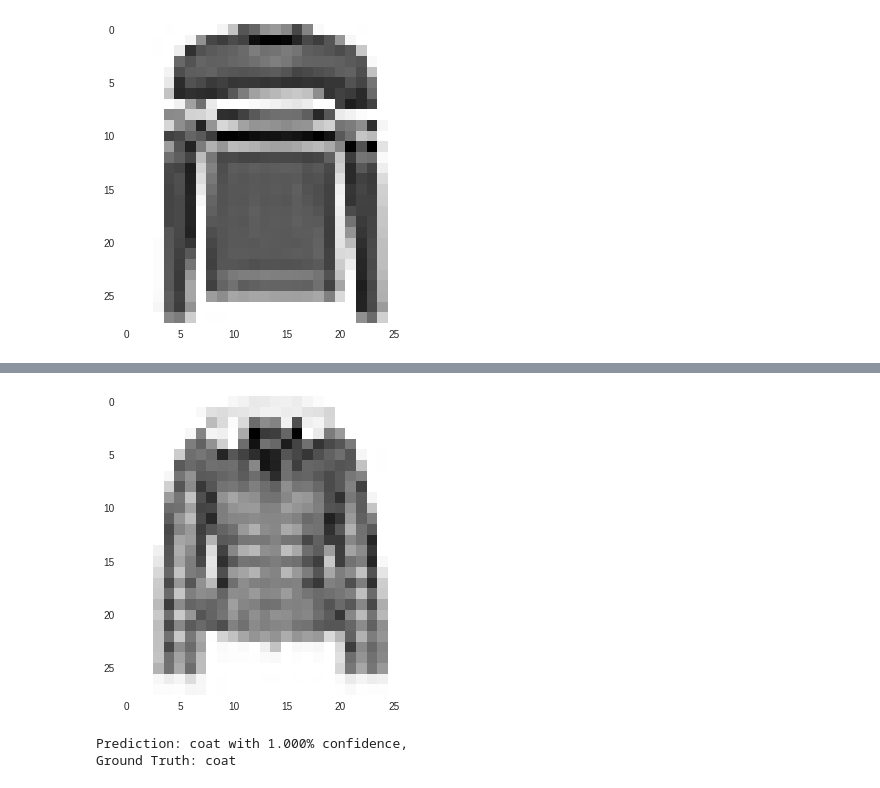
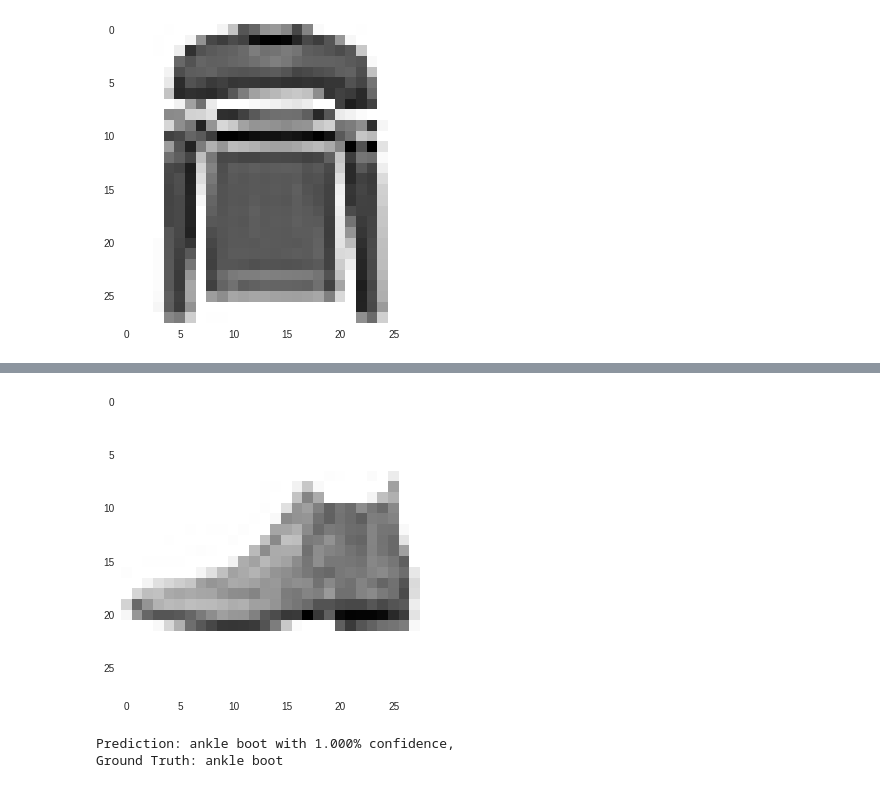
Before and after one commit to juanmed/coursera_tensorflow, a Jupyter notebook: ex2_cnn.ipynb, the cells around one changed output, grey strips where cells are left out. Cells and saved outputs as stored; diff of their text form; code cells hidden in the pictures.

```diff
--- a/ex2_cnn.ipynb
+++ b/ex2_cnn.ipynb
@@ -74,7 +114,7 @@ _________________________________________________________________
 # %%
 # Train
 t1 = time.monotonic()
-model.fit(train_img, train_lbl, epochs = 2)
+model.fit(train_img, train_lbl, epochs = 20)
 t2 = time.monotonic()
 print("Training time: {}".format(t2-t1))
 # %% [output]
@@ -95,17 +155,17 @@ Test set results
 # %%
 # Predict a single image
-test_img_index = 1050
+test_img_index = 0
 img = test_img[test_img_index].reshape(28,28)*255
 plt.imshow(img)
 plt.grid(False)
 plt.show()
 
 
 img = img.reshape(1,28,28,1)   # we need to reshape it for the network
 output = model.predict(img)[0]
 predicted_class = np.where(output == max(output))[0][0]
 print("Prediction: {} with {:.3f}% confidence, \nGround Truth: {}".format(classes[predicted_class],output[predicted_class], classes[test_lbl[test_img_index]]))
 # %% [output]
-[figure, old version]
+[figure, new version]
-Prediction: coat with 1.000% confidence,
-Ground Truth: coat
+Prediction: ankle boot with 1.000% confidence,
+Ground Truth: ankle boot
```
Also changed, not shown: parts of 17 cells of this notebook.
